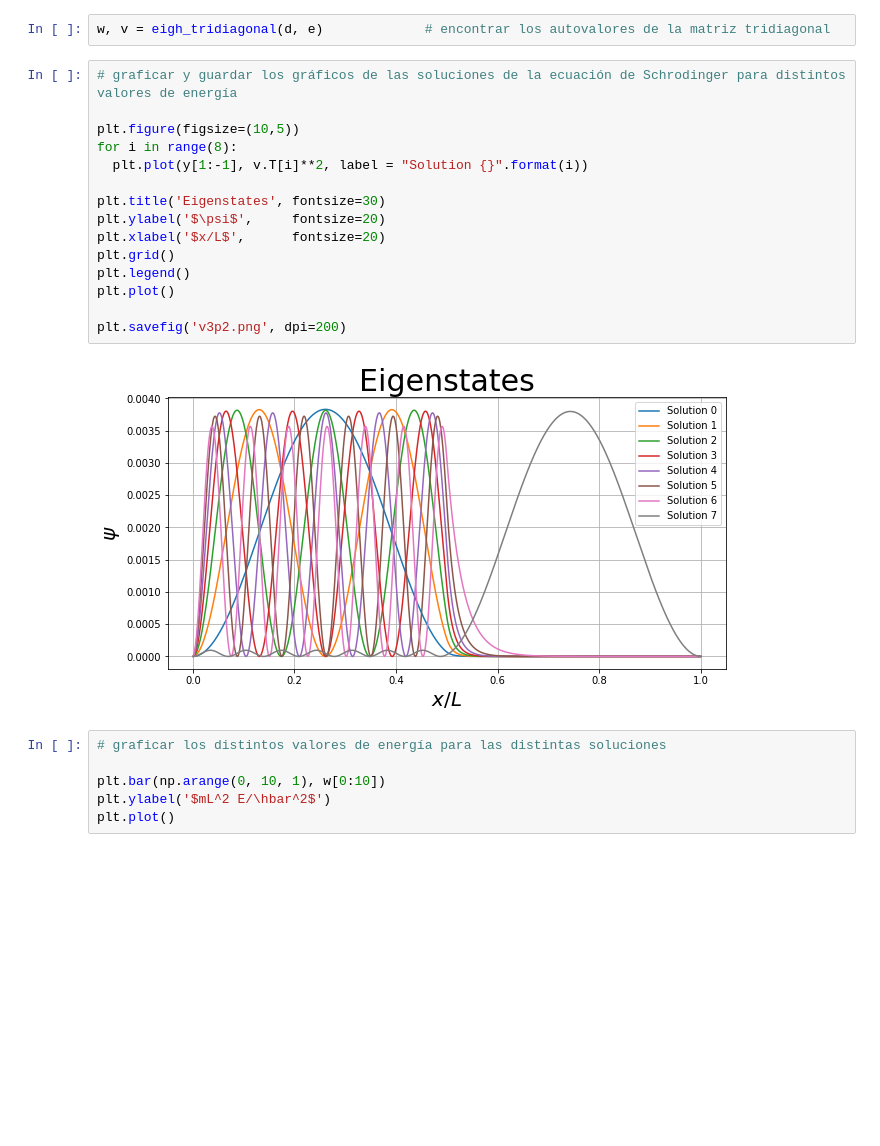
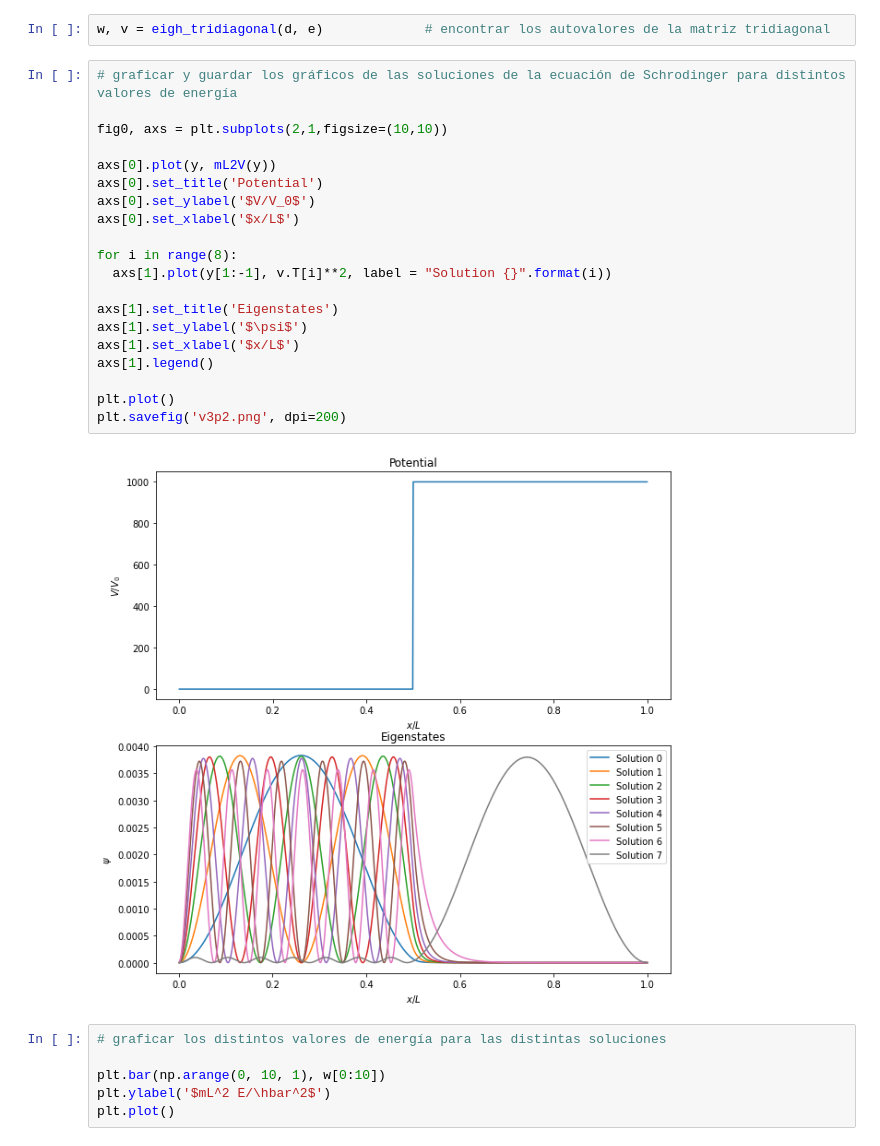
Before and after one commit to agustinsilva447/Fisica-de-los-Semiconductores, a Jupyter notebook: 3_1d_schrodinger_eq.ipynb, the cells around one changed output. Cells and saved outputs as stored; diff of their text form; blank space fills up the shorter version.

```diff
--- a/3_1d_schrodinger_eq.ipynb
+++ b/3_1d_schrodinger_eq.ipynb
@@ -65,20 +67,25 @@ w, v = eigh_tridiagonal(d, e)             # encontrar los autovalores de la matr
 # %%
 # graficar y guardar los gráficos de las soluciones de la ecuación de Schrodinger para distintos valores de energía
 
-plt.figure(figsize=(10,5))
+fig0, axs = plt.subplots(2,1,figsize=(10,10))
+
+axs[0].plot(y, mL2V(y))
+axs[0].set_title('Potential')
+axs[0].set_ylabel('$V/V_0$')
+axs[0].set_xlabel('$x/L$')
+
 for i in range(8):
-  plt.plot(y[1:-1], v.T[i]**2, label = "Solution {}".format(i))
+  axs[1].plot(y[1:-1], v.T[i]**2, label = "Solution {}".format(i))
 
-plt.title('Eigenstates', fontsize=30)
-plt.ylabel('$\psi$',     fontsize=20)
-plt.xlabel('$x/L$',      fontsize=20)
-plt.grid()
-plt.legend()
+axs[1].set_title('Eigenstates')
+axs[1].set_ylabel('$\psi$')
+axs[1].set_xlabel('$x/L$')
+axs[1].legend()
+
 plt.plot()
-
 plt.savefig('v3p2.png', dpi=200)
 # %% [output]
-[figure, old version]
+[figure, new version]
 # %%
 # graficar los distintos valores de energía para las distintas soluciones
 
```
Also changed, not shown: parts of 1 cell of this notebook.
